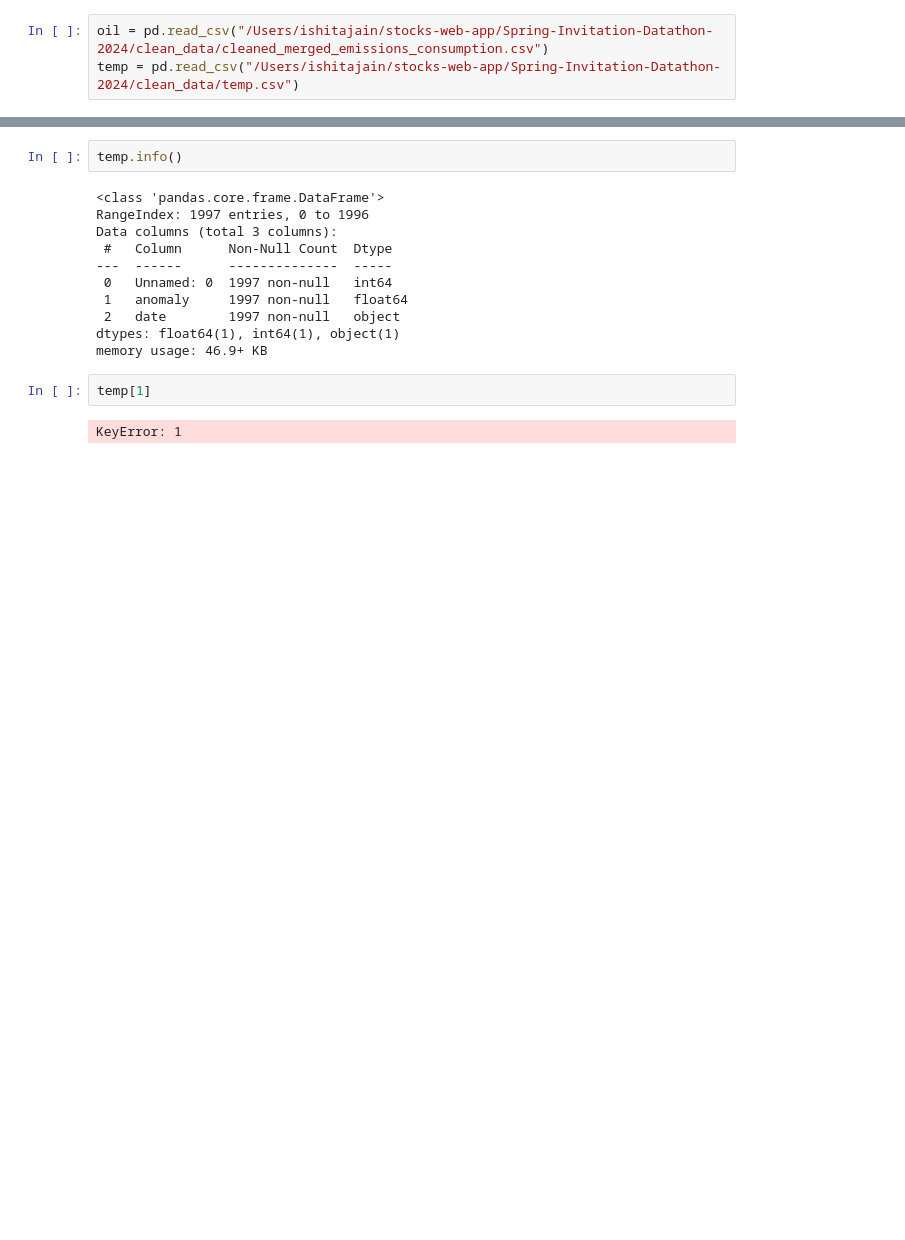
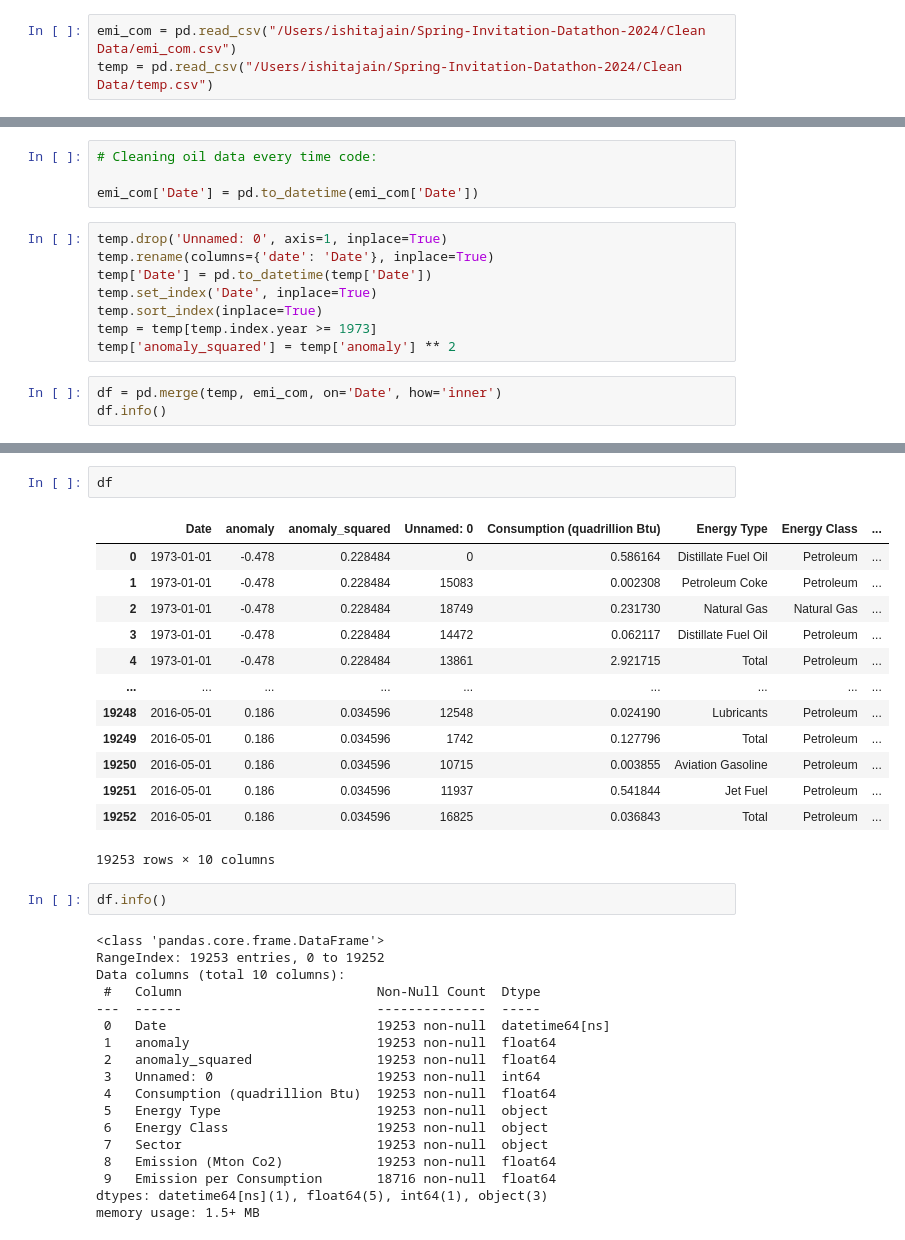
Before and after one commit to chtang-hmc/Spring-Invitation-Datathon-2024, a Jupyter notebook: Analysis/temp_time_series.ipynb, the cells around one changed output, grey strips where cells are left out. Drawn from its saved outputs; the diff is of its cells as text; blank space fills up the shorter version.

Commit message:
started working on time series

```diff
--- a/Analysis/temp_time_series.ipynb
+++ b/Analysis/temp_time_series.ipynb
@@ -8,3 +9,3 @@ import seaborn as sns
 # %%
-oil = pd.read_csv("/Users/ishitajain/stocks-web-app/Spring-Invitation-Datathon-2024/clean_data/cleaned_merged_emissions_consumption.csv")
-temp = pd.read_csv("/Users/ishitajain/stocks-web-app/Spring-Invitation-Datathon-2024/clean_data/temp.csv")
+emi_com = pd.read_csv("/Users/ishitajain/Spring-Invitation-Datathon-2024/Clean Data/emi_com.csv")
+temp = pd.read_csv("/Users/ishitajain/Spring-Invitation-Datathon-2024/Clean Data/temp.csv")
@@ -46,0 +12,15 @@ oil
+# %%
+# Cleaning oil data every time code:
+
+emi_com['Date'] = pd.to_datetime(emi_com['Date'])
+# %%
+temp.drop('Unnamed: 0', axis=1, inplace=True)
+temp.rename(columns={'date': 'Date'}, inplace=True)
+temp['Date'] = pd.to_datetime(temp['Date'])
+temp.set_index('Date', inplace=True)
+temp.sort_index(inplace=True)
+temp = temp[temp.index.year >= 1973]
+temp['anomaly_squared'] = temp['anomaly'] ** 2
+# %%
+df = pd.merge(temp, emi_com, on='Date', how='inner')
+df.info()
@@ -47,17 +45,36 @@ oil
+# %%
+df
+# %% [output]
+|  | Date | anomaly | anomaly_squared | Unnamed: 0 | Consumption (quadrillion Btu) | Energy Type | Energy Class | ... |
+| 0 | 1973-01-01 | -0.478 | 0.228484 | 0 | 0.586164 | Distillate Fuel Oil | Petroleum | ... |
+| 1 | 1973-01-01 | -0.478 | 0.228484 | 15083 | 0.002308 | Petroleum Coke | Petroleum | ... |
+| 2 | 1973-01-01 | -0.478 | 0.228484 | 18749 | 0.231730 | Natural Gas | Natural Gas | ... |
+| 3 | 1973-01-01 | -0.478 | 0.228484 | 14472 | 0.062117 | Distillate Fuel Oil | Petroleum | ... |
+| 4 | 1973-01-01 | -0.478 | 0.228484 | 13861 | 2.921715 | Total | Petroleum | ... |
+| ... | ... | ... | ... | ... | ... | ... | ... | ... |
+| 19248 | 2016-05-01 | 0.186 | 0.034596 | 12548 | 0.024190 | Lubricants | Petroleum | ... |
+| 19249 | 2016-05-01 | 0.186 | 0.034596 | 1742 | 0.127796 | Total | Petroleum | ... |
+| 19250 | 2016-05-01 | 0.186 | 0.034596 | 10715 | 0.003855 | Aviation Gasoline | Petroleum | ... |
+| 19251 | 2016-05-01 | 0.186 | 0.034596 | 11937 | 0.541844 | Jet Fuel | Petroleum | ... |
+| 19252 | 2016-05-01 | 0.186 | 0.034596 | 16825 | 0.036843 | Total | Petroleum | ... |
+19253 rows × 10 columns
 # %%
-temp.info()
+df.info()
 # %% [output]
 <class 'pandas.core.frame.DataFrame'>
-RangeIndex: 1997 entries, 0 to 1996
-Data columns (total 3 columns):
- #   Column      Non-Null Count  Dtype
----  ------      --------------  -----
- 0   Unnamed: 0  1997 non-null   int64
- 1   anomaly     1997 non-null   float64
- 2   date        1997 non-null   object
-dtypes: float64(1), int64(1), object(1)
-memory usage: 46.9+ KB
+RangeIndex: 19253 entries, 0 to 19252
+Data columns (total 10 columns):
+ #   Column                         Non-Null Count  Dtype
+---  ------                         --------------  -----
+ 0   Date                           19253 non-null  datetime64[ns]
+ 1   anomaly                        19253 non-null  float64
+ 2   anomaly_squared                19253 non-null  float64
+ 3   Unnamed: 0                     19253 non-null  int64
+ 4   Consumption (quadrillion Btu)  19253 non-null  float64
+ 5   Energy Type                    19253 non-null  object
+ 6   Energy Class                   19253 non-null  object
+ 7   Sector                         19253 non-null  object
+ 8   Emission (Mton Co2)            19253 non-null  float64
+ 9   Emission per Consumption       18716 non-null  float64
+dtypes: datetime64[ns](1), float64(5), int64(1), object(3)
+memory usage: 1.5+ MB
-# %%
-temp[1]
-# %% [output]
-KeyError: 1
```
Also changed, not shown: parts of 20 cells of this notebook, 7 other files.
